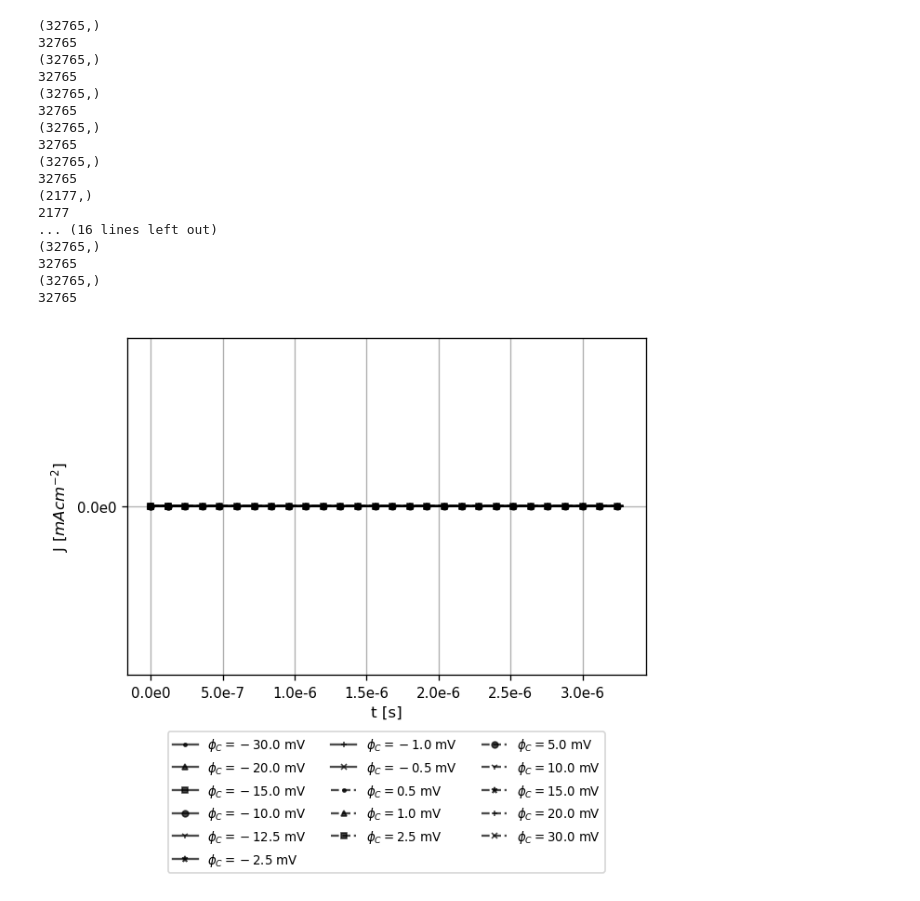
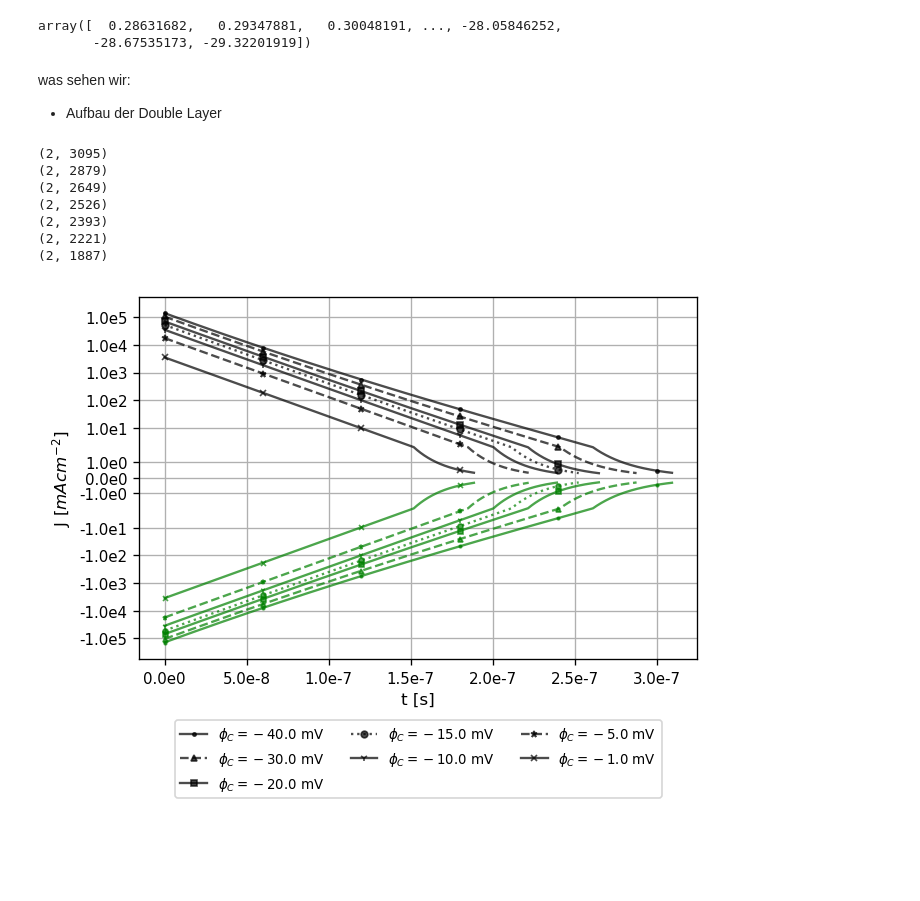
Before and after one commit to flgu/masterthesis, a Jupyter notebook: code/sweep_analysis.ipynb, the cells around one changed output. Saved outputs shown, nothing was run; the diff lists cells and outputs as text; code cells hidden in the pictures; blank space fills up the shorter version.

```diff
--- a/code/sweep_analysis.ipynb
+++ b/code/sweep_analysis.ipynb
@@ -19,3 +24,5 @@ matplotlib.rcParams['text.usetex'] = False
+# %%
+stp = Setup.load_setup( r'M:\QMR\Abteilungsprojekte\FG\local\thesis\masterthesis\solutions' + '\\20180606_model_2_sweep_' + '7' + '.sim' )
 # %%
 def loader( number ):
 
@@ -469,3 +635,35 @@ interactive(children=(IntSlider(value=0, description='plotindex', max=32767), Ou
+# %%
+sol_list[0]
+# %% [output]
+array([  0.28631682,   0.29347881,   0.30048191, ..., -28.05846252,
+       -28.67535173, -29.32201919])
+# %%
+# test plot triangular surface plot
+from mpl_toolkits.mplot3d import Axes3D
+import matplotlib.tri as mtri
+
+N = sol_list[0].shape[1]
+# make a mesh x = centers, y = time
+t = np.zeros(N, dtype = np.float64)
+for j in range(0,N):
+
+    t[j] = j * stp.Dt
+
+u, v = np.meshgrid(centers, t)
+
+u, v = u.flatten(), v.flatten()
+
+fig = plt.figure(figsize=plt.figaspect(0.5))
+
+# Triangulate parameter space to determine the triangles
+tri = mtri.Triangulation(u, v)
+
+ax = fig.add_subplot(1, 2, 1, projection='3d')
+ax.plot_trisurf(u, v, sol_list[0], triangles=tri.triangles, cmap=plt.cm.Spectral)
+# %% [markdown]
+was sehen wir:
+
++ Aufbau der Double Layer
 # %%
 # plot current function
 # plot current
@@ -576,9 +774,9 @@ def plotCurrent( Dt, T0, cur_arg, electrode = 'anode', markers = None, styles =
             t = np.zeros(N, dtype = np.float64)
             for j in range(0,N):
                 t[j] = j*Dt
-            a_line = ax.plot(t*T0, array[0,:], color = 'red',alpha = 0.7,  lw = 1.4, )[0]
+            a_line = ax.plot(t*T0, array[0,:], color = 'black',alpha = 0.7,  lw = 1.4, )[0]
 
-            c_line = ax.plot(t*T0, array[1,:], color = 'blue',alpha = 0.7,  lw = 1.4, )[0]
+            c_line = ax.plot(t*T0, array[1,:], color = 'green',alpha = 0.7,  lw = 1.4, )[0]
 
 
         else:
@@ -597,12 +795,12 @@ def plotCurrent( Dt, T0, cur_arg, electrode = 'anode', markers = None, styles =
 
             a_line.set_marker(markers[i])
             a_line.set_markersize(4)
-            a_line.set_markevery(1200)
+            a_line.set_markevery(600)
 
             try:
                 c_line.set_marker(markers[i])
                 c_line.set_markersize(3)
-                c_line.set_markevery(1200)
+                c_line.set_markevery(600)
 
             except:
 
@@ -658,54 +856,44 @@ def plotCurrent( Dt, T0, cur_arg, electrode = 'anode', markers = None, styles =
     # modify ticklabel: remove annoying +0 in exponent
     for el in ty:
         ylab = el.get_text().split(sep = 'e')[0] + 'e' + el.get_text().split(sep = 'e')[1].replace('+0','').replace('-0','-')
         el.set_text(ylab)
 
     for el in tx:
 
         if not el.get_text() == '':
             xlab = el.get_text().split(sep = 'e')[0] + 'e' + el.get_text().split(sep = 'e')[1].replace('+0','').replace('-0','-')
             el.set_text(xlab)
 
     # set ticklabels
     ax.set_yticklabels(ty, fontsize = 9)
     ax.set_xticklabels(tx, fontsize = 9)
 
     plt.draw()
 
 
     if isinstance(savename, str):
 
         for fmt in ['png', 'pdf']:
 
             fig.savefig(savename + '.' + fmt, dpi = 300, format = fmt, bbox_inches = 'tight' )
 
 #-----------------end function--------------------------------------------------------------
 
-markers = ['.','^','s', 'o','1','*','+','x' ] + ['.','^','s', 'o','1','*','+','x' ]   #,'*']#,'D'  ]
-styles = ['-', '-', '-','-','-', '-', '-','-'] + ['--', '--', '--','--','--', '--', '--','--']#,'-','--' ]
+markers = ['.','^','s', 'o','1','*','x' ] + ['.','^','s', 'o','1','*','x' ]   #,'*']#,'D'  ]
+styles = ['-', '--', '-',':','-', '--', '-',':'] + ['--', '--', '--','--','--', '--', '--','--']#,'-','--' ]
 
-plotCurrent( stp.Dt, stp.T0, cur_list[:], electrode = 'anode',
-           markers = markers[:],
-            styles = styles[:],
+plotCurrent( stp.Dt, stp.T0, cur_list[:7], electrode = 'both',
+           markers = markers[:7],
+            styles = styles[:7],
            labels = label_list[:],
-            #savename = "20180605_model_1__anode_3_complete"
+        savename = "20180607_model_0__both_0_complete"
            )
 # %% [output]
-(32765,)
-32765
-(32765,)
-32765
-(32765,)
-32765
-(32765,)
-32765
-(32765,)
-32765
-(2177,)
-2177
-... (16 lines left out)
-(32765,)
-32765
-(32765,)
-32765
+(2, 3095)
+(2, 2879)
+(2, 2649)
+(2, 2526)
+(2, 2393)
+(2, 2221)
+(2, 1887)
-[figure, old version]
+[figure, new version]
```
Also changed, not shown: parts of 15 cells of this notebook, 11 other files.
